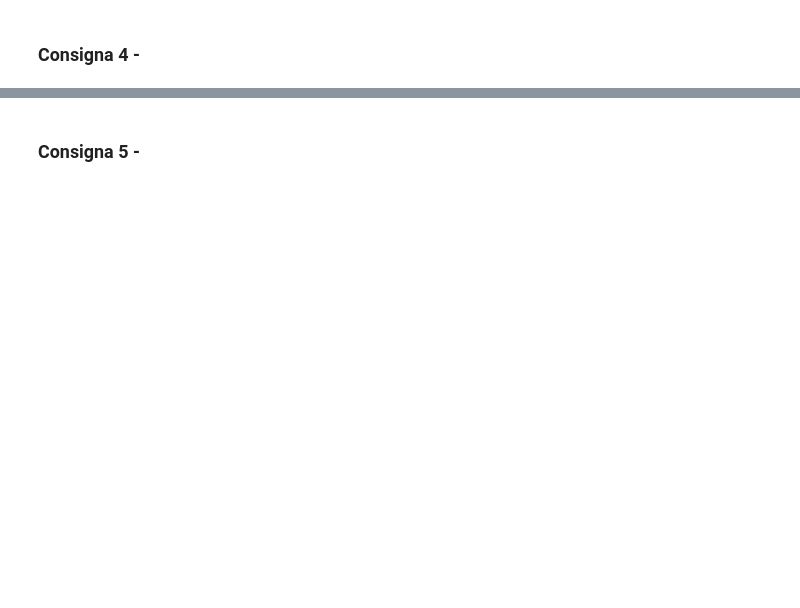
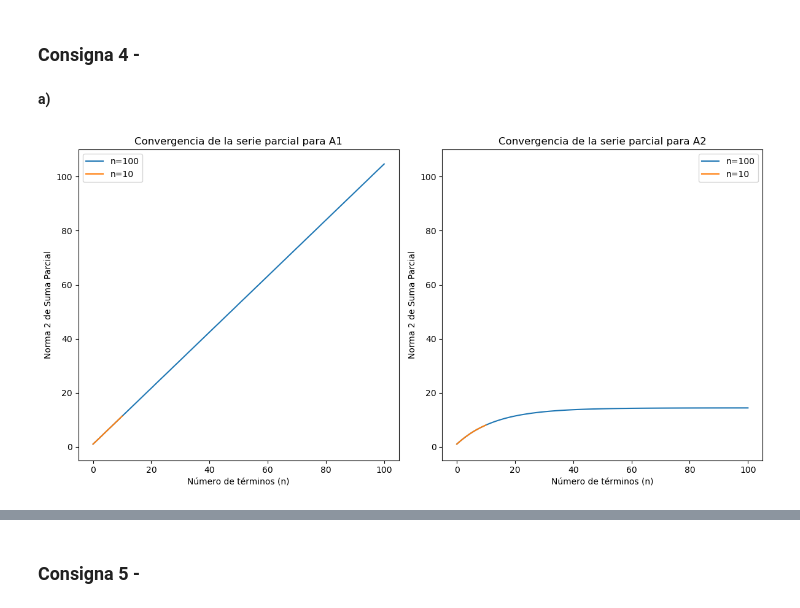
Before and after one commit to MatildaBartoli/TP2-ALC-2024, a Jupyter notebook: grupo_20_TP2.ipynb, the cells around one changed output, grey strips where cells are left out. Cells and saved outputs as stored; diff of their text form; code cells hidden in the pictures; blank space fills up the shorter version.

```diff
--- a/grupo_20_TP2.ipynb
+++ b/grupo_20_TP2.ipynb
@@ -89,2 +111,13 @@ Mayor autovalor de A2: 0.92765144721236
 # %% [markdown]
 ### Consigna 4 -
+# %% [markdown]
+**a)**
+# %%
+normas_A1_n10 = calcular_normas_potencia(A1, 10)
+normas_A1_n100 = calcular_normas_potencia(A1, 100)
+normas_A2_n10 = calcular_normas_potencia(A2, 10)
+normas_A2_n100 = calcular_normas_potencia(A2, 100)
+
+graficar_consigna_4(normas_A1_n10, normas_A1_n100, normas_A2_n10, normas_A2_n100)
+# %% [output]
+[figure, added]
```
Also changed, not shown: parts of 6 cells of this notebook, 1 other file.
